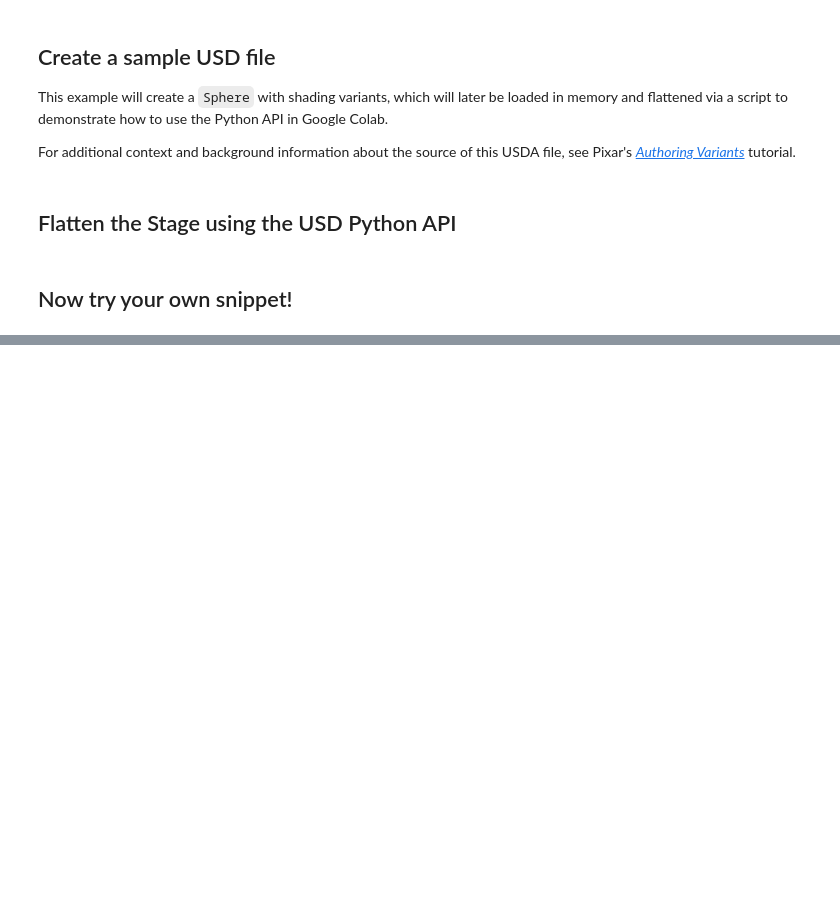
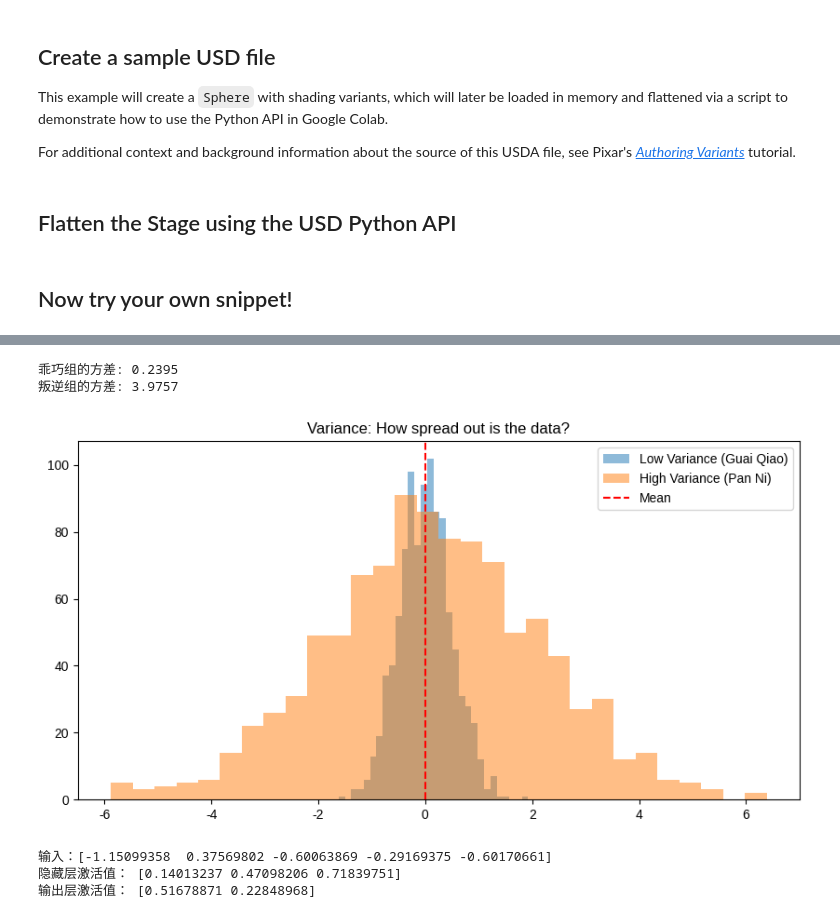
Before and after one commit to MagicSakuraD/IsaacLeetViz, a Jupyter notebook: USD-core-on-Google-Colab.ipynb, the cells around one changed output, grey strips where cells are left out. Saved outputs shown, nothing was run; the diff lists cells and outputs as text; code cells hidden in the pictures; blank space fills up the shorter version.

```diff
--- a/USD-core-on-Google-Colab.ipynb
+++ b/USD-core-on-Google-Colab.ipynb
@@ -96,0 +136,62 @@ import matplotlib.pyplot as plt
+# %%
+import numpy as np
+import matplotlib.pyplot as plt
+
+# 安装并设置中文字体，不然你只能看方块了！
+plt.rcParams['font.sans-serif'] = ['Liberation Sans', 'DejaVu Sans']
+plt.rcParams['axes.unicode_minus'] = False
+
+np.random.seed(42)
+
+# 生成数据
+low_var_data = np.random.normal(loc=0, scale=0.5, size=1000)
+high_var_data = np.random.normal(loc=0, scale=2.0, size=1000)
+
+print(f"乖巧组的方差: {np.var(low_var_data):.4f}")
+print(f"叛逆组的方差: {np.var(high_var_data):.4f}")
+
+plt.figure(figsize=(10, 5))
+# 使用英文标签防止乱码，或者在Speak中解释
+plt.hist(low_var_data, bins=30, alpha=0.5, label='Low Variance (Guai Qiao)')
+plt.hist(high_var_data, bins=30, alpha=0.5, label='High Variance (Pan Ni)')
+plt.axvline(0, color='red', linestyle='--', label='Mean')
+plt.title('Variance: How spread out is the data?')
+plt.legend()
+plt.show()
+# %% [output]
+乖巧组的方差: 0.2395
+叛逆组的方差: 3.9757
+[figure, added]
+# %%
+# 简化网络结构：输入层5个神经元，隐藏层3个，输出层2个
+input_size = 5
+hidden_size = 3
+output_size = 2
+
+# 随机初始化权重和偏置（这是网络需要“学习”的参数）
+np.random.seed(42)  # 让结果可复现
+W1 = np.random.randn(input_size, hidden_size)  # 输入层到隐藏层的权重
+b1 = np.random.randn(hidden_size)              # 隐藏层的偏置
+W2 = np.random.randn(hidden_size, output_size)  #隐藏层到输出层的权重
+b2 = np.random.randn(output_size)              # 输出层的偏置
+
+# 定义激活函数（这里使用sigmoid）
+def sigmoid(x):
+    return 1 / (1 + np.exp(-x))
+
+#模拟一个输入样本（比如一张图片的5个像素特征）
+x = np.random.randn(input_size)
+
+#向前传播的过程
+#隐藏层：计算加权求和，然后通过激活函数
+hidden_activation = sigmoid(np.dot(x, W1) + b1)
+#输出层：计算加权求和，然后通过激活函数
+output_activation = sigmoid(np.dot(hidden_activation, W2) + b2)
+
+print(f"输入：{x}")
+print("隐藏层激活值：", hidden_activation)
+print("输出层激活值：", output_activation)
+# %% [output]
+输入：[-1.15099358  0.37569802 -0.60063869 -0.29169375 -0.60170661]
+隐藏层激活值： [0.14013237 0.47098206 0.71839751]
+输出层激活值： [0.51678871 0.22848968]
```
Also changed, not shown: parts of 7 cells of this notebook.
